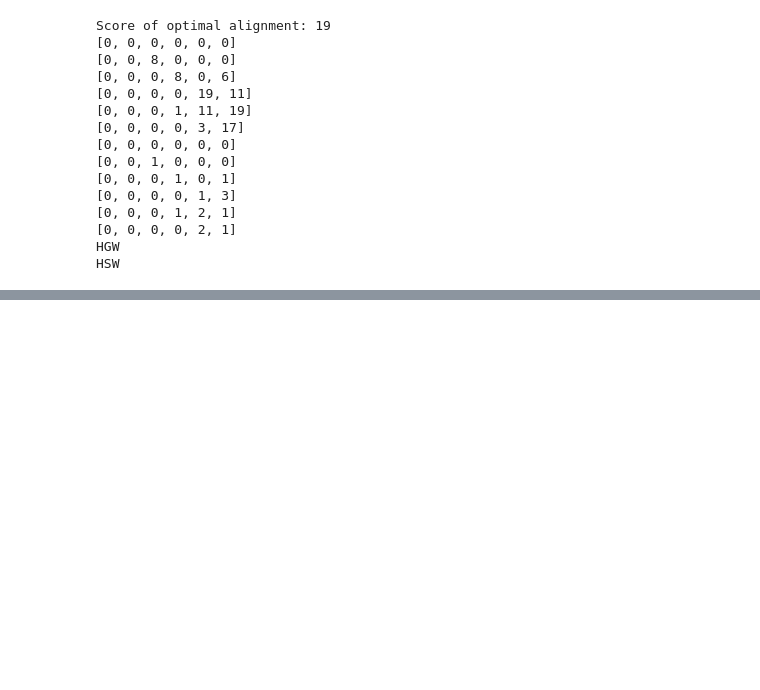
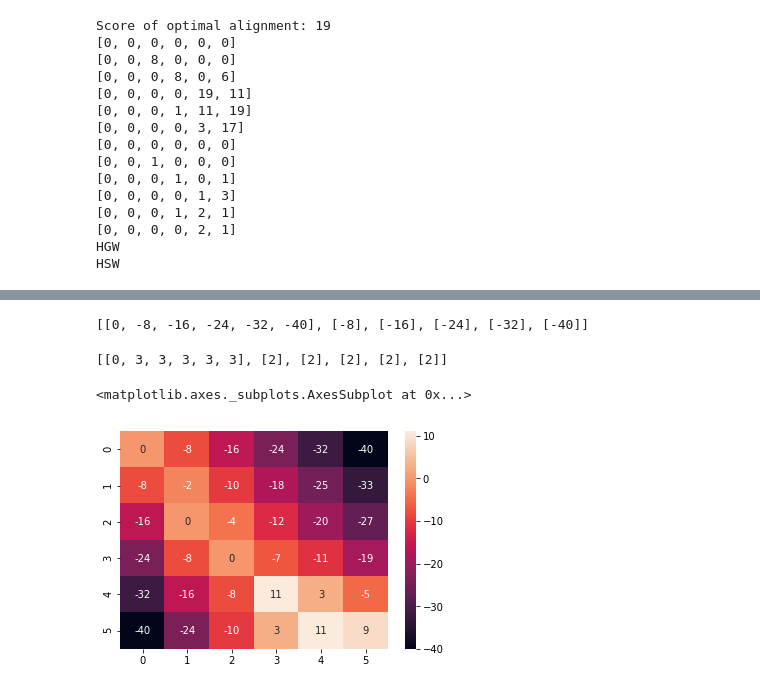
Before and after one commit to NatureGeorge/ProBioinformatics, a Jupyter notebook: M_BioPy/Notes_of_BioPy/Algorithms.ipynb, the cells around one changed output, grey strips where cells are left out. Cells and saved outputs as stored; diff of their text form; code cells hidden in the pictures; blank space fills up the shorter version.

```diff
--- a/M_BioPy/Notes_of_BioPy/Algorithms.ipynb
+++ b/M_BioPy/Notes_of_BioPy/Algorithms.ipynb
@@ -653,0 +802,34 @@ HSW
+# %%
+[
+    [0, -8, -16, -24, -32, -40],
+    [-8],
+    [-16],
+    [-24],
+    [-32],
+    [-40]
+]
+# %% [output]
+[[0, -8, -16, -24, -32, -40], [-8], [-16], [-24], [-32], [-40]]
+# %%
+[
+    [0, 3, 3, 3, 3, 3],
+    [2],
+    [2],
+    [2],
+    [2],
+    [2]
+]
+# %% [output]
+[[0, 3, 3, 3, 3, 3], [2], [2], [2], [2], [2]]
+# %%
+sns.heatmap([
+    [0, -8, -16, -24, -32, -40],
+    [-8, -2, -10, -18, -25, -33],
+    [-16, 0, -4, -12, -20, -27],
+    [-24, -8, 0, -7, -11, -19],
+    [-32, -16, -8, 11, 3, -5],
+    [-40, -24, -10, 3, 11, 9]
+],annot=True)
+# %% [output]
+<matplotlib.axes._subplots.AxesSubplot at 0x...>
+[figure, added]
```
Also changed, not shown: parts of 18 cells of this notebook, 24 other files.
